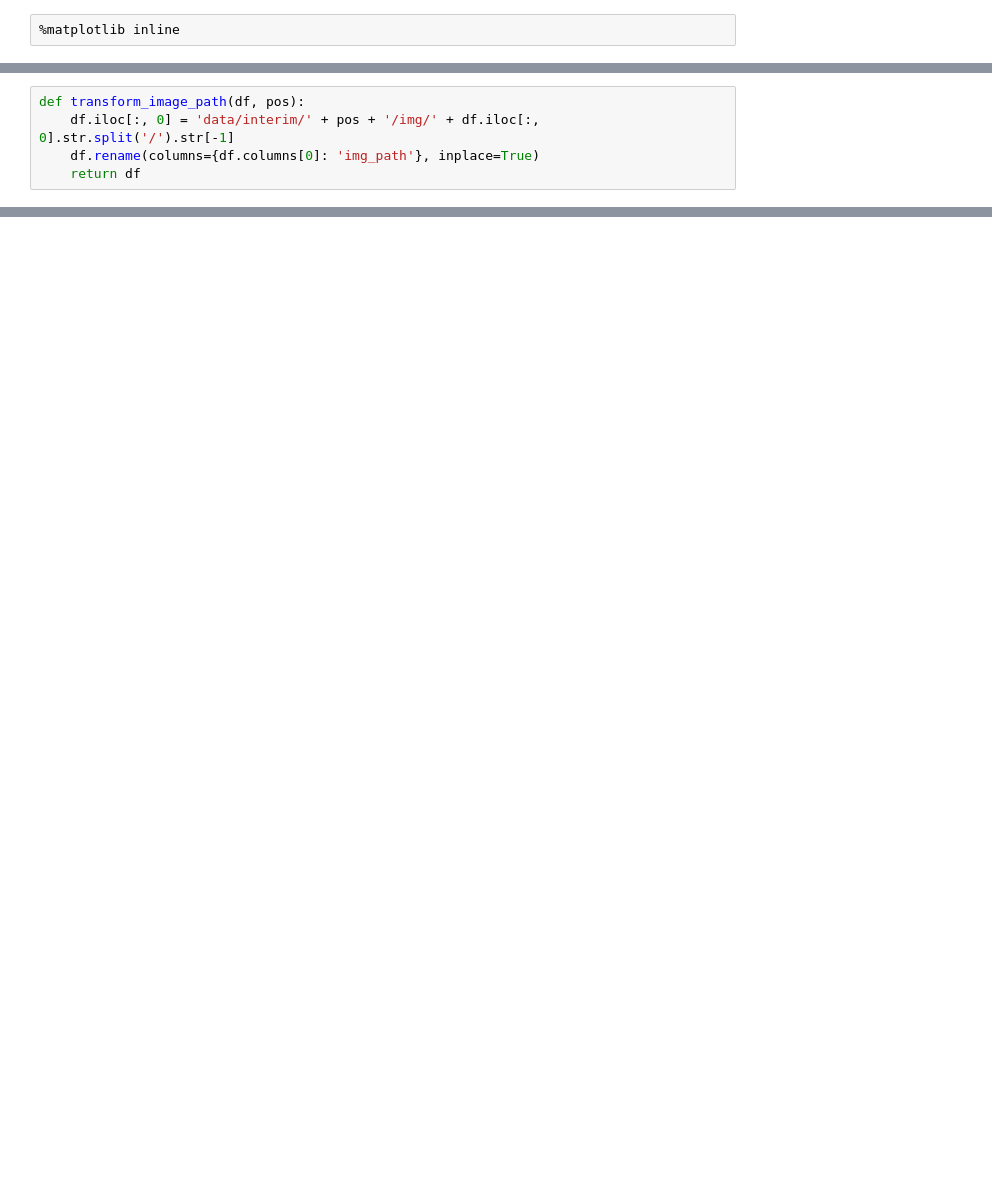
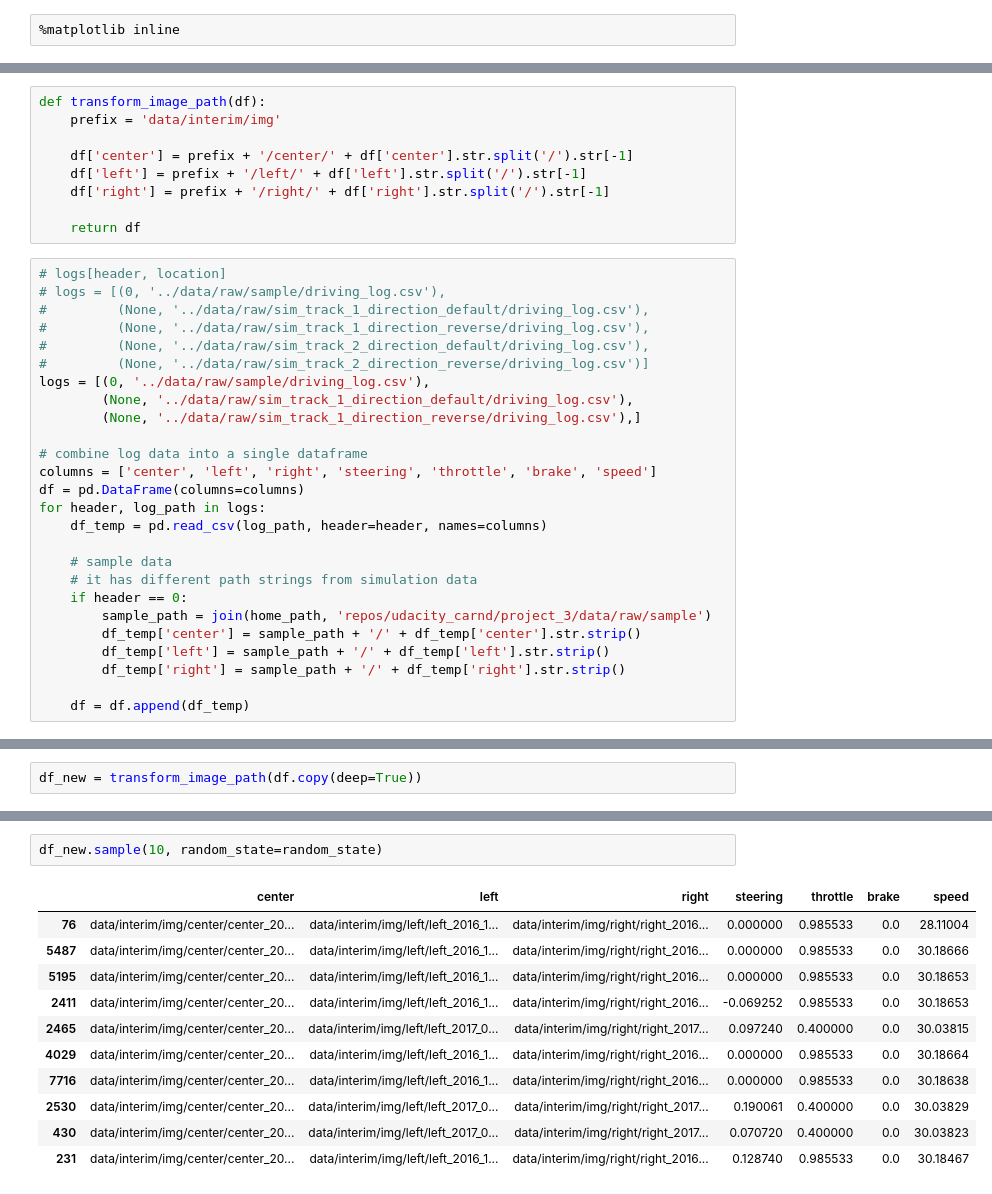
Before and after one commit to Sahanduiuc/udacity_sdcnd_project_3_behavioural_cloning, a Jupyter notebook: notebooks/02_process_data.ipynb, the cells around one changed output, grey strips where cells are left out. Saved outputs shown, nothing was run; the diff lists cells and outputs as text; blank space fills up the shorter version.

```diff
--- a/notebooks/02_process_data.ipynb
+++ b/notebooks/02_process_data.ipynb
@@ -18,5 +4,0 @@ def load_zipped_pickle(file_path):
-# %%
-def transform_image_path(df, pos):
-    df.iloc[:, 0] = 'data/interim/' + pos + '/img/' + df.iloc[:, 0].str.split('/').str[-1]
-    df.rename(columns={df.columns[0]: 'img_path'}, inplace=True)
-    return df
@@ -121,0 +25,35 @@ plt.imshow(image_to_check)
+# %%
+def transform_image_path(df):
+    prefix = 'data/interim/img'
+
+    df['center'] = prefix + '/center/' + df['center'].str.split('/').str[-1]
+    df['left'] = prefix + '/left/' + df['left'].str.split('/').str[-1]
+    df['right'] = prefix + '/right/' + df['right'].str.split('/').str[-1]
+
+    return df
+# %%
+# logs[header, location]
+# logs = [(0, '../data/raw/sample/driving_log.csv'),
+#         (None, '../data/raw/sim_track_1_direction_default/driving_log.csv'),
+#         (None, '../data/raw/sim_track_1_direction_reverse/driving_log.csv'),
+#         (None, '../data/raw/sim_track_2_direction_default/driving_log.csv'),
+#         (None, '../data/raw/sim_track_2_direction_reverse/driving_log.csv')]
+logs = [(0, '../data/raw/sample/driving_log.csv'),
+        (None, '../data/raw/sim_track_1_direction_default/driving_log.csv'),
+        (None, '../data/raw/sim_track_1_direction_reverse/driving_log.csv'),]
+
+# combine log data into a single dataframe
+columns = ['center', 'left', 'right', 'steering', 'throttle', 'brake', 'speed']
+df = pd.DataFrame(columns=columns)
+for header, log_path in logs:
+    df_temp = pd.read_csv(log_path, header=header, names=columns)
+
+    # sample data
+    # it has different path strings from simulation data
+    if header == 0:
+        sample_path = join(home_path, 'repos/udacity_carnd/project_3/data/raw/sample')
+        df_temp['center'] = sample_path + '/' + df_temp['center'].str.strip()
+        df_temp['left'] = sample_path + '/' + df_temp['left'].str.strip()
+        df_temp['right'] = sample_path + '/' + df_temp['right'].str.strip()
+
+    df = df.append(df_temp)
@@ -121,0 +74,2 @@ plt.imshow(image_to_check)
+# %%
+df_new = transform_image_path(df.copy(deep=True))
@@ -121,0 +90,14 @@ plt.imshow(image_to_check)
+# %%
+df_new.sample(10, random_state=random_state)
+# %% [output]
+|  | center | left | right | steering | throttle | brake | speed |
+| 76 | data/interim/img/center/center_20... | data/interim/img/left/left_2016_1... | data/interim/img/right/right_2016... | 0.000000 | 0.985533 | 0.0 | 28.11004 |
+| 5487 | data/interim/img/center/center_20... | data/interim/img/left/left_2016_1... | data/interim/img/right/right_2016... | 0.000000 | 0.985533 | 0.0 | 30.18666 |
+| 5195 | data/interim/img/center/center_20... | data/interim/img/left/left_2016_1... | data/interim/img/right/right_2016... | 0.000000 | 0.985533 | 0.0 | 30.18653 |
+| 2411 | data/interim/img/center/center_20... | data/interim/img/left/left_2016_1... | data/interim/img/right/right_2016... | -0.069252 | 0.985533 | 0.0 | 30.18653 |
+| 2465 | data/interim/img/center/center_20... | data/interim/img/left/left_2017_0... | data/interim/img/right/right_2017... | 0.097240 | 0.400000 | 0.0 | 30.03815 |
+| 4029 | data/interim/img/center/center_20... | data/interim/img/left/left_2016_1... | data/interim/img/right/right_2016... | 0.000000 | 0.985533 | 0.0 | 30.18664 |
+| 7716 | data/interim/img/center/center_20... | data/interim/img/left/left_2016_1... | data/interim/img/right/right_2016... | 0.000000 | 0.985533 | 0.0 | 30.18638 |
+| 2530 | data/interim/img/center/center_20... | data/interim/img/left/left_2017_0... | data/interim/img/right/right_2017... | 0.190061 | 0.400000 | 0.0 | 30.03829 |
+| 430 | data/interim/img/center/center_20... | data/interim/img/left/left_2017_0... | data/interim/img/right/right_2017... | 0.070720 | 0.400000 | 0.0 | 30.03823 |
+| 231 | data/interim/img/center/center_20... | data/interim/img/left/left_2016_1... | data/interim/img/right/right_2016... | 0.128740 | 0.985533 | 0.0 | 30.18467 |
```
Also changed, not shown: parts of 35 cells of this notebook, 2 other files.
